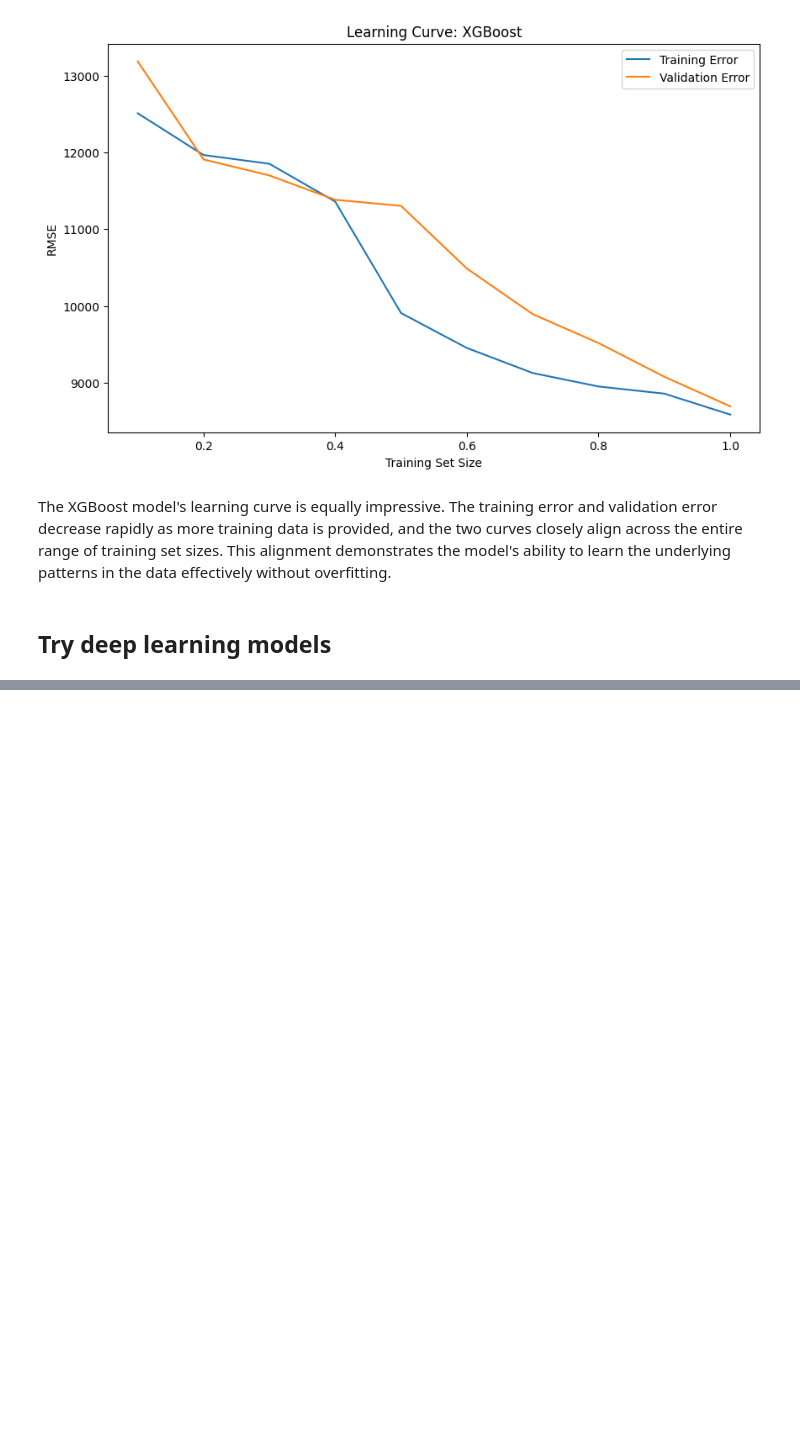
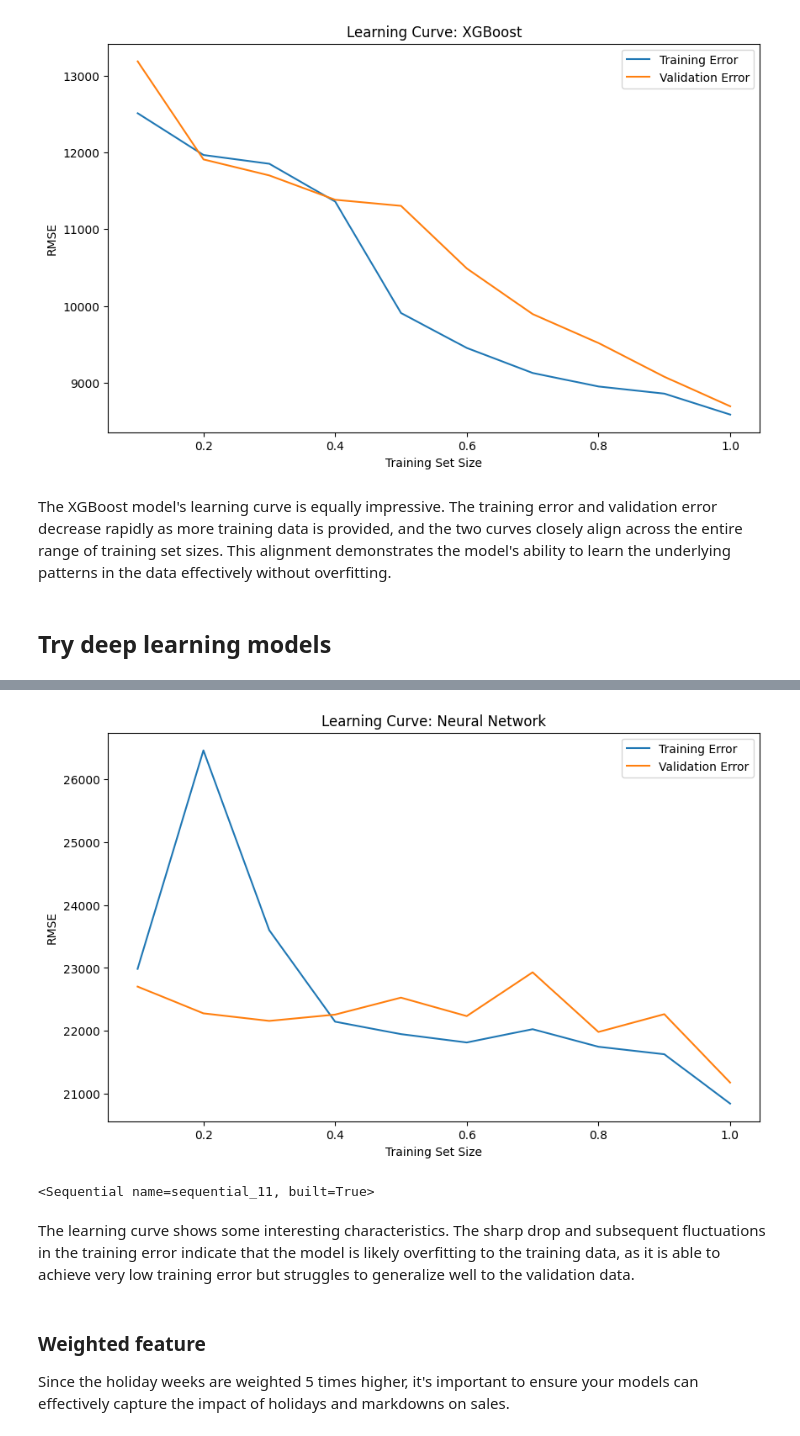
Before and after one commit to sofiamartellozzo/StoresSalesForecasting, a Jupyter notebook: regression.ipynb, the cells around one changed output, grey strips where cells are left out. Saved outputs shown, nothing was run; the diff lists cells and outputs as text; code cells hidden in the pictures; blank space fills up the shorter version.

```diff
--- a/regression.ipynb
+++ b/regression.ipynb
@@ -764,5 +759,6 @@ def plot_learning_curve_nn(model_fn, X_train, y_train, X_val, y_val, model_name,
 
     return model
 # %%
-nn_model_fn = create_nn_model(X_train.shape)
-plot_learning_curve_nn(nn_model_fn, X_train, y_train, X_val, y_val, "Neural Network", epochs=50)
+nn_model_fn = create_nn_model
+plot_learning_curve_nn(nn_model_fn, X_train, y_train, X_val, y_val, "Neural Network", epochs=10)
+# %% [output]
@@ -768,0 +785,7 @@ plot_learning_curve_nn(nn_model_fn, X_train, y_train, X_val, y_val, "Neural Netw
+[figure, added]
+<Sequential name=sequential_11, built=True>
+# %% [markdown]
+The learning curve shows some interesting characteristics. The sharp drop and subsequent fluctuations in the training error indicate that the model is likely overfitting to the training data, as it is able to achieve very low training error but struggles to generalize well to the validation data.
+# %% [markdown]
+### Weighted feature
+Since the holiday weeks are weighted 5 times higher, it's important to ensure your models can effectively capture the impact of holidays and markdowns on sales.
```
Also changed, not shown: parts of 6 cells of this notebook.
